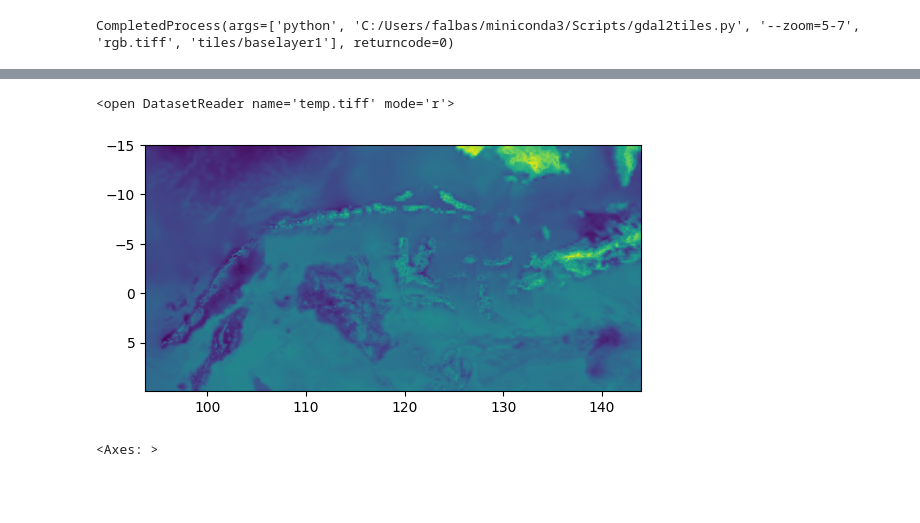
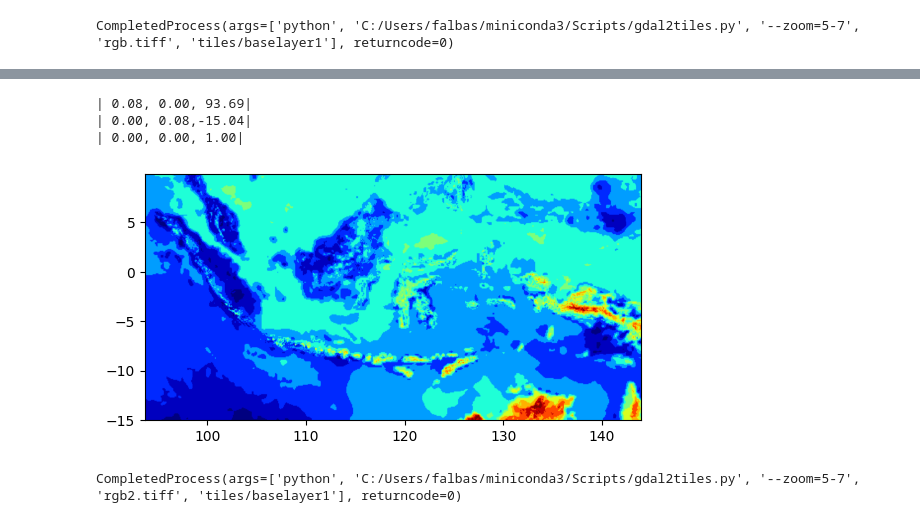
Before and after one commit to falbas/NCHelper, a Jupyter notebook: e.ipynb, the cells around one changed output, grey strips where cells are left out. Saved outputs shown, nothing was run; the diff lists cells and outputs as text; code cells hidden in the pictures; blank space fills up the shorter version.

```diff
--- a/e.ipynb
+++ b/e.ipynb
@@ -56,0 +115,9 @@ t_img.close()
+# %%
+src = rasterio.open(t_tiff)
+bounds = src.bounds
+src.close()
+print(src.transform)
+# %% [output]
+| 0.08, 0.00, 93.69|
+| 0.00, 0.08,-15.04|
+| 0.00, 0.00, 1.00|
@@ -57,8 +149,10 @@ t_img.close()
 # %%
-tiff = rasterio.open(t_tiff)
-display(tiff)
-rasterio.plot.show(tiff)
+rgb = rasterio.open('rgb2.tiff')
+rasterio.plot.show(rgb)
+rgb.close()
 # %% [output]
-<open DatasetReader name='temp.tiff' mode='r'>
-[figure, old version]
+[figure, new version]
-<Axes: >
+# %%
+subprocess.run(["python", "C:/Users/falbas/miniconda3/Scripts/gdal2tiles.py", "--zoom=5-7", "rgb2.tiff", "tiles/baselayer1"])
+# %% [output]
+CompletedProcess(args=['python', 'C:/Users/falbas/miniconda3/Scripts/gdal2tiles.py', '--zoom=5-7', 'rgb2.tiff', 'tiles/baselayer1'], returncode=0)
```
Also changed, not shown: parts of 9 cells of this notebook, 12 other files.
